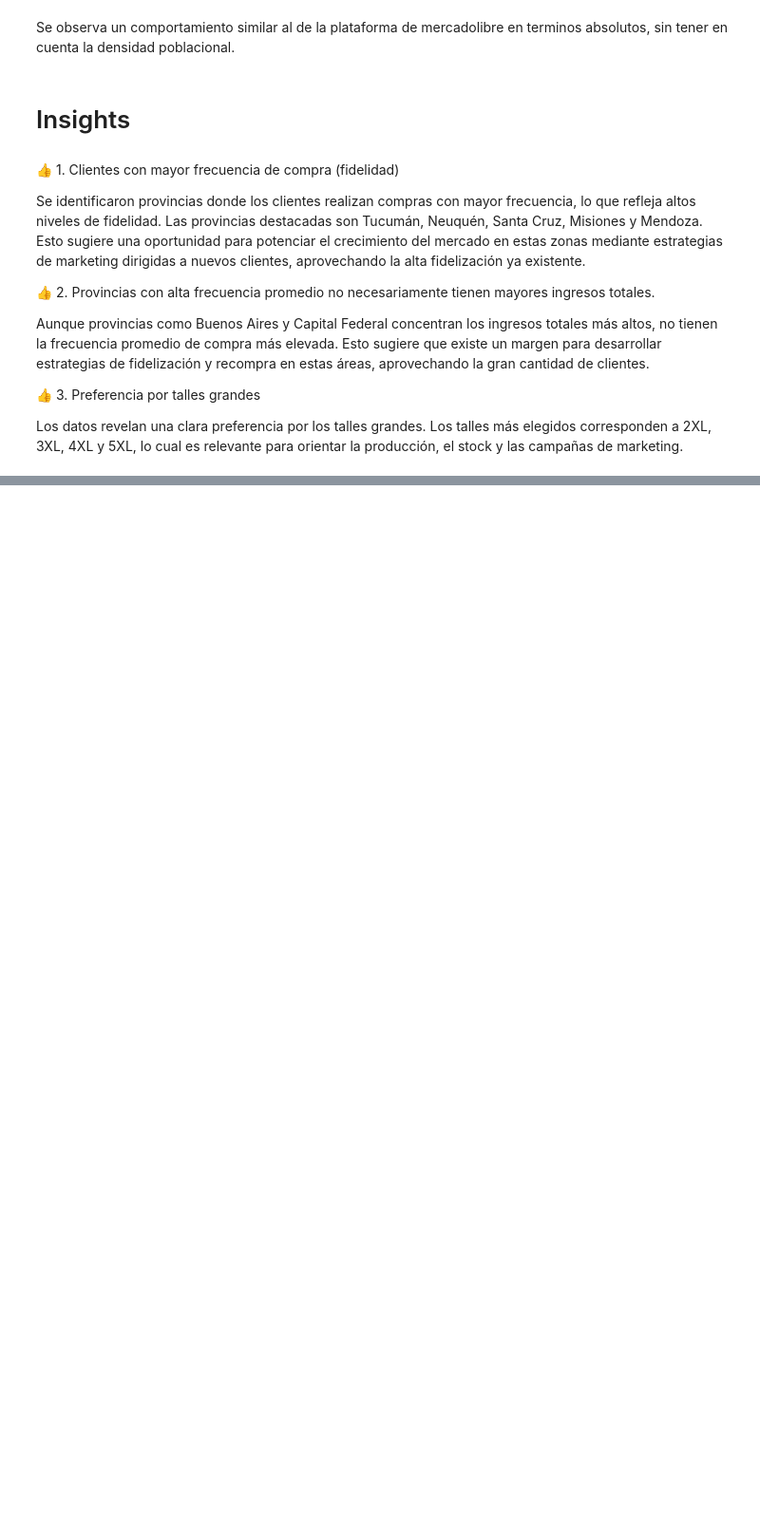
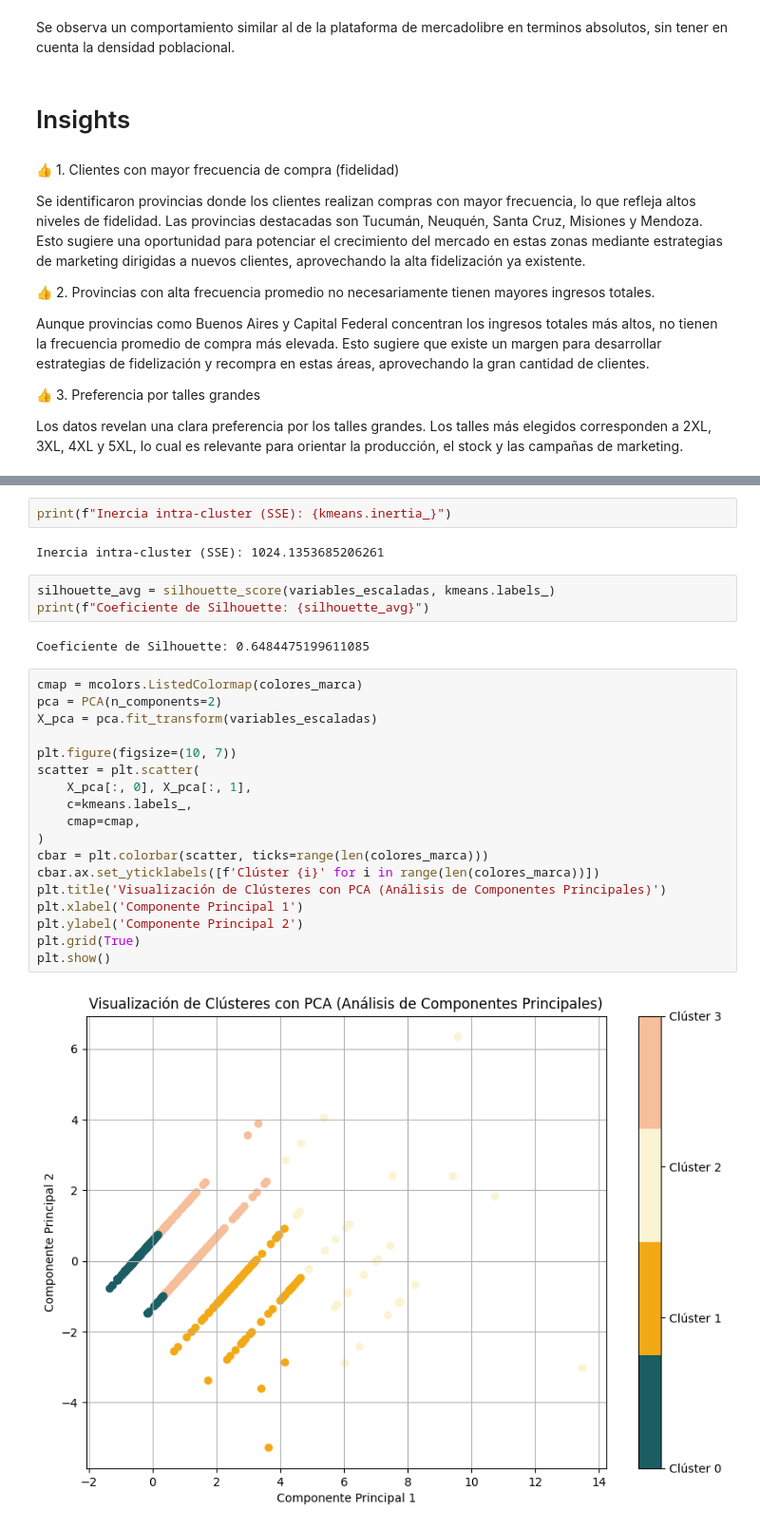
Before and after one commit to KatjaCarvajalCeci/Tochana, a Jupyter notebook: ProyectoDS_Parte2_CarvajalCeciKatja.ipynb, the cells around one changed output, grey strips where cells are left out. Shown at 95% size. Cells and saved outputs as stored; diff of their text form; blank space fills up the shorter version.

```diff
--- a/ProyectoDS_Parte2_CarvajalCeciKatja.ipynb
+++ b/ProyectoDS_Parte2_CarvajalCeciKatja.ipynb
@@ -741,0 +889,29 @@ Los datos revelan una clara preferencia por los talles grandes. Los talles más
+# %%
+print(f"Inercia intra-cluster (SSE): {kmeans.inertia_}")
+# %% [output]
+Inercia intra-cluster (SSE): 1024.1353685206261
+# %%
+silhouette_avg = silhouette_score(variables_escaladas, kmeans.labels_)
+print(f"Coeficiente de Silhouette: {silhouette_avg}")
+# %% [output]
+Coeficiente de Silhouette: 0.6484475199611085
+# %%
+cmap = mcolors.ListedColormap(colores_marca)
+pca = PCA(n_components=2)
+X_pca = pca.fit_transform(variables_escaladas)
+
+plt.figure(figsize=(10, 7))
+scatter = plt.scatter(
+    X_pca[:, 0], X_pca[:, 1],
+    c=kmeans.labels_,
+    cmap=cmap,
+)
+cbar = plt.colorbar(scatter, ticks=range(len(colores_marca)))
+cbar.ax.set_yticklabels([f'Clúster {i}' for i in range(len(colores_marca))])
+plt.title('Visualización de Clústeres con PCA (Análisis de Componentes Principales)')
+plt.xlabel('Componente Principal 1')
+plt.ylabel('Componente Principal 2')
+plt.grid(True)
+plt.show()
+# %% [output]
+[figure, added]
```
Also changed, not shown: parts of 41 cells of this notebook.
